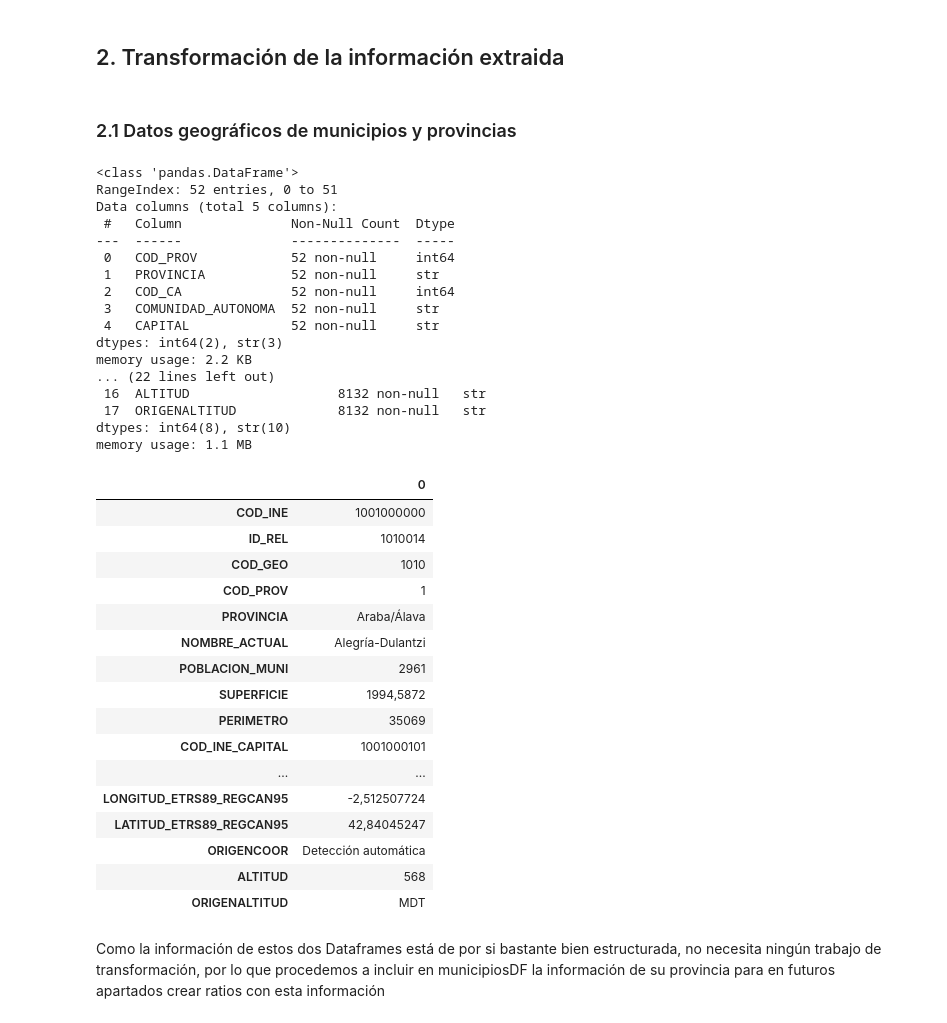
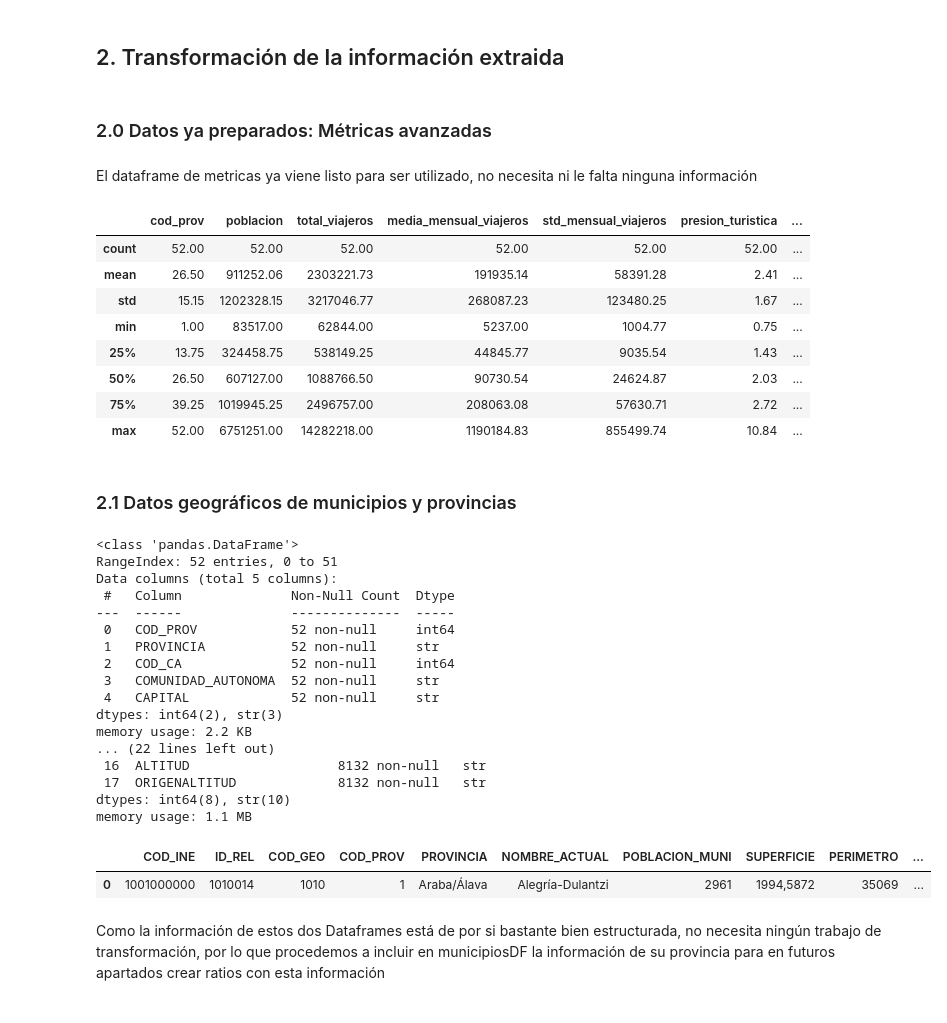
Before and after one commit to manuss05/TUI-AI-DASHBOARD-TFM, a Jupyter notebook: revision_datos.ipynb, the cells around one changed output. Drawn from its saved outputs; the diff is of its cells as text; code cells hidden in the pictures.

```diff
--- a/revision_datos.ipynb
+++ b/revision_datos.ipynb
@@ -46,49 +50,50 @@ provinciasDF = pd.read_csv('Extractor/data/raw/PROVINCIAS.csv', sep=';', encodin
 # %% [markdown]
 ## 2. Transformación de la información extraida
+# %% [markdown]
+### 2.0 Datos ya preparados: Métricas avanzadas
+# %% [markdown]
+El dataframe de metricas ya viene listo para ser utilizado, no necesita ni le falta ninguna información
+# %%
+metricas_provincia.describe().round(2)
+# %% [output]
+|  | cod_prov | poblacion | total_viajeros | media_mensual_viajeros | std_mensual_viajeros | presion_turistica | ... |
+| count | 52.00 | 52.00 | 52.00 | 52.00 | 52.00 | 52.00 | ... |
+| mean | 26.50 | 911252.06 | 2303221.73 | 191935.14 | 58391.28 | 2.41 | ... |
+| std | 15.15 | 1202328.15 | 3217046.77 | 268087.23 | 123480.25 | 1.67 | ... |
+| min | 1.00 | 83517.00 | 62844.00 | 5237.00 | 1004.77 | 0.75 | ... |
+| 25% | 13.75 | 324458.75 | 538149.25 | 44845.77 | 9035.54 | 1.43 | ... |
+| 50% | 26.50 | 607127.00 | 1088766.50 | 90730.54 | 24624.87 | 2.03 | ... |
+| 75% | 39.25 | 1019945.25 | 2496757.00 | 208063.08 | 57630.71 | 2.72 | ... |
+| max | 52.00 | 6751251.00 | 14282218.00 | 1190184.83 | 855499.74 | 10.84 | ... |
 # %% [markdown]
 ### 2.1 Datos geográficos de municipios y provincias
 # %%
 # Primero revisamos la información y nombres de columnas en nuestros archivos descargados directamente del CNIG
 provinciasDF.info()
 print('-------------------------------------------------------')
 municipiosDF.info()
 
-municipiosDF.head(1).T
+municipiosDF.head(1)
 # %% [output]
 <class 'pandas.DataFrame'>
 RangeIndex: 52 entries, 0 to 51
 Data columns (total 5 columns):
  #   Column              Non-Null Count  Dtype
 ---  ------              --------------  -----
  0   COD_PROV            52 non-null     int64
  1   PROVINCIA           52 non-null     str
  2   COD_CA              52 non-null     int64
  3   COMUNIDAD_AUTONOMA  52 non-null     str
  4   CAPITAL             52 non-null     str
 dtypes: int64(2), str(3)
 memory usage: 2.2 KB
 ... (22 lines left out)
  16  ALTITUD                   8132 non-null   str
  17  ORIGENALTITUD             8132 non-null   str
 dtypes: int64(8), str(10)
 memory usage: 1.1 MB
-|  | 0 |
-| COD_INE | 1001000000 |
-| ID_REL | 1010014 |
-| COD_GEO | 1010 |
-| COD_PROV | 1 |
-| PROVINCIA | Araba/Álava |
-| NOMBRE_ACTUAL | Alegría-Dulantzi |
-| POBLACION_MUNI | 2961 |
-| SUPERFICIE | 1994,5872 |
-| PERIMETRO | 35069 |
-| COD_INE_CAPITAL | 1001000101 |
-| ... | ... |
-| LONGITUD_ETRS89_REGCAN95 | -2,512507724 |
-| LATITUD_ETRS89_REGCAN95 | 42,84045247 |
-| ORIGENCOOR | Detección automática |
-| ALTITUD | 568 |
-| ORIGENALTITUD | MDT |
+|  | COD_INE | ID_REL | COD_GEO | COD_PROV | PROVINCIA | NOMBRE_ACTUAL | POBLACION_MUNI | SUPERFICIE | PERIMETRO | ... |
+| 0 | 1001000000 | 1010014 | 1010 | 1 | Araba/Álava | Alegría-Dulantzi | 2961 | 1994,5872 | 35069 | ... |
 # %% [markdown]
 Como la información de estos dos Dataframes está de por si bastante bien estructurada, no necesita ningún trabajo de transformación, por lo que procedemos a incluir en municipiosDF la información de su provincia para en futuros apartados crear ratios con esta información
 # %%
```
Also changed, not shown: parts of 17 cells of this notebook, 20 other files.
